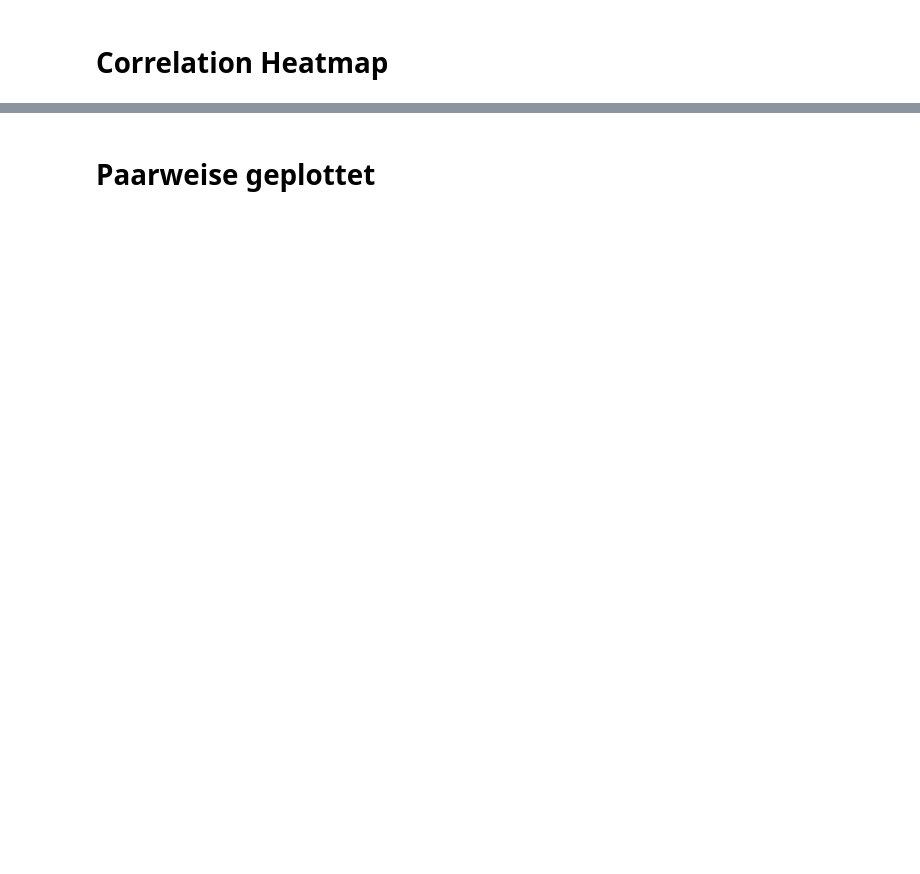
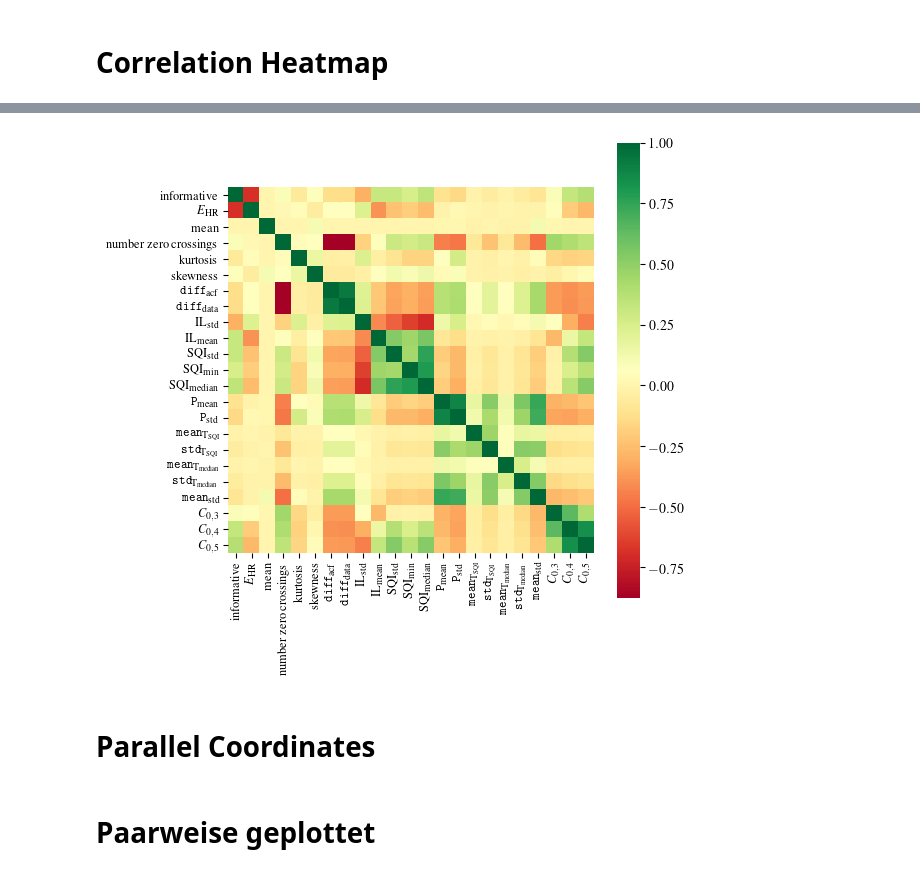
Before and after one commit to Zianor/Bachelorarbeit, a Jupyter notebook: Implementation/src/notebooks/own_features.ipynb, the cells around one changed output, grey strips where cells are left out. Drawn from its saved outputs; the diff is of its cells as text; code cells hidden in the pictures; blank space fills up the shorter version.

```diff
--- a/Implementation/src/notebooks/own_features.ipynb
+++ b/Implementation/src/notebooks/own_features.ipynb
@@ -76,0 +141,23 @@ x_train.drop(['maximum', 'minimum', 'mean signal envelope', 'mad','variance loca
+# %%
+x_train = x_train.drop(['peak range', 'interval ranges std', 'interval lengths range', 'hf ratio acf', 'hf ratio data',
+                        'abs energy', 'sqi mean', 'sqi max', 'std', 'interval stds std'], axis='columns')
+# %%
+width, _ = utils.get_plt_big_size()
+plt.figure(figsize=(width, width))
+
+df_corr = df.drop(['brueser sqi', 'patient id', 'abs err', 'rel err', 'quality class',
+                   'brueser coverage', 'bcg hr', 'ecg hr', 'peak range', 'interval ranges std','interval lengths range',
+                   'hf ratio acf', 'hf ratio data', 'abs energy', 'sqi mean', 'sqi max', 'std', 'interval stds std'],
+                  axis='columns')
+
+df_corr.rename(columns=latex_names, inplace=True)
+
+reduced_corr = sns.heatmap(df_corr.loc[x_train.index].corr(), square=True, cmap ="RdYlGn",
+            xticklabels=True, yticklabels=True)
+reduced_corr.set_xticklabels(reduced_corr.get_xticklabels(), fontsize=9)
+reduced_corr.set_yticklabels(reduced_corr.get_yticklabels(), fontsize=9)
+if save:
+    plt.savefig(os.path.join(utils.get_thesis_pic_path(),'corr-heatmap-own-reduced.pdf'), bbox_inches='tight',
+                transparent=True, dpi=300)
+# %% [output]
+[figure, added]
@@ -76,0 +170,2 @@ x_train.drop(['maximum', 'minimum', 'mean signal envelope', 'mad','variance loca
+# %% [markdown]
+# Parallel Coordinates
```
Also changed, not shown: parts of 41 cells of this notebook, 1 other file.
